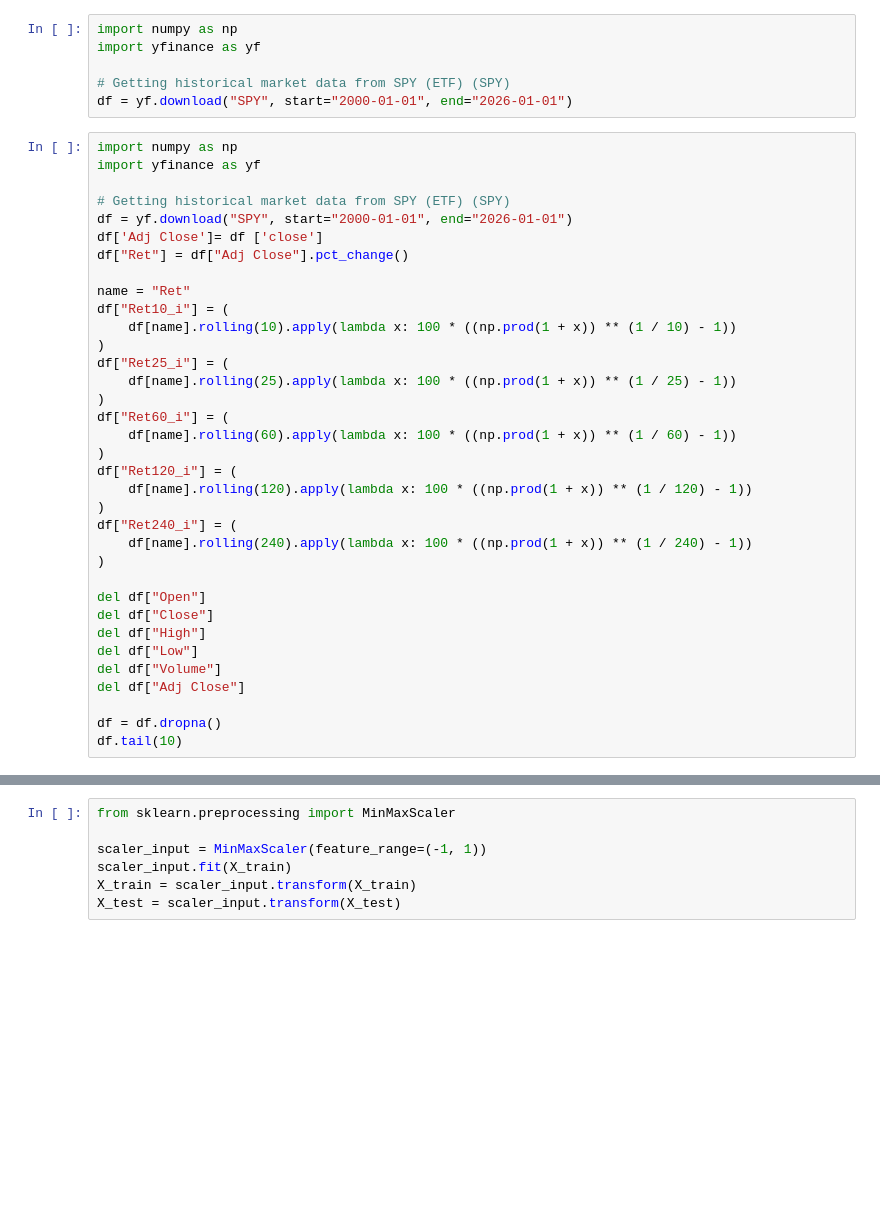
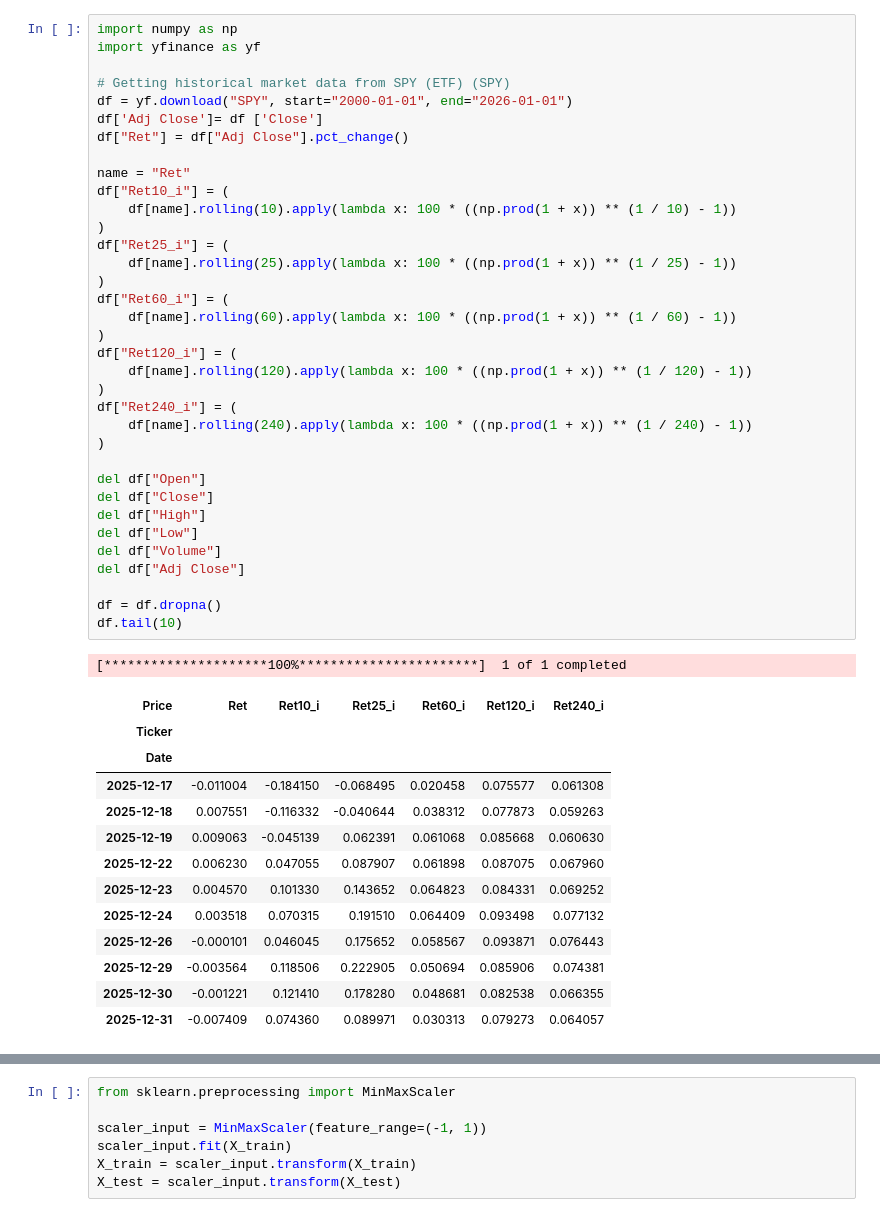
Before and after one commit to Giaco237/spy-logistic-regression-classification, a Jupyter notebook: spy_classification.ipynb, the cells around one changed output, grey strips where cells are left out. Cells and saved outputs as stored; diff of their text form; blank space fills up the shorter version.

```diff
--- a/spy_classification.ipynb
+++ b/spy_classification.ipynb
@@ -16,44 +14,53 @@ This repository contains a personal implementation of a binary classification wo
-# %%
-import numpy as np
-import yfinance as yf
-
-# Getting historical market data from SPY (ETF) (SPY)
-df = yf.download("SPY", start="2000-01-01", end="2026-01-01")
 # %%
 import numpy as np
 import yfinance as yf
 
 # Getting historical market data from SPY (ETF) (SPY)
 df = yf.download("SPY", start="2000-01-01", end="2026-01-01")
-df['Adj Close']= df ['close']
+df['Adj Close']= df ['Close']
 df["Ret"] = df["Adj Close"].pct_change()
 
 name = "Ret"
 df["Ret10_i"] = (
     df[name].rolling(10).apply(lambda x: 100 * ((np.prod(1 + x)) ** (1 / 10) - 1))
 )
 df["Ret25_i"] = (
     df[name].rolling(25).apply(lambda x: 100 * ((np.prod(1 + x)) ** (1 / 25) - 1))
 )
 df["Ret60_i"] = (
     df[name].rolling(60).apply(lambda x: 100 * ((np.prod(1 + x)) ** (1 / 60) - 1))
 )
 df["Ret120_i"] = (
     df[name].rolling(120).apply(lambda x: 100 * ((np.prod(1 + x)) ** (1 / 120) - 1))
 )
 df["Ret240_i"] = (
     df[name].rolling(240).apply(lambda x: 100 * ((np.prod(1 + x)) ** (1 / 240) - 1))
 )
 
 del df["Open"]
 del df["Close"]
 del df["High"]
 del df["Low"]
 del df["Volume"]
 del df["Adj Close"]
 
 df = df.dropna()
 df.tail(10)
+# %% [output]
+[*********************100%***********************]  1 of 1 completed
+| Price | Ret | Ret10_i | Ret25_i | Ret60_i | Ret120_i | Ret240_i |
+| Ticker |  |  |  |  |  |  |
+| Date |  |  |  |  |  |  |
+| 2025-12-17 | -0.011004 | -0.184150 | -0.068495 | 0.020458 | 0.075577 | 0.061308 |
+| 2025-12-18 | 0.007551 | -0.116332 | -0.040644 | 0.038312 | 0.077873 | 0.059263 |
+| 2025-12-19 | 0.009063 | -0.045139 | 0.062391 | 0.061068 | 0.085668 | 0.060630 |
+| 2025-12-22 | 0.006230 | 0.047055 | 0.087907 | 0.061898 | 0.087075 | 0.067960 |
+| 2025-12-23 | 0.004570 | 0.101330 | 0.143652 | 0.064823 | 0.084331 | 0.069252 |
+| 2025-12-24 | 0.003518 | 0.070315 | 0.191510 | 0.064409 | 0.093498 | 0.077132 |
+| 2025-12-26 | -0.000101 | 0.046045 | 0.175652 | 0.058567 | 0.093871 | 0.076443 |
+| 2025-12-29 | -0.003564 | 0.118506 | 0.222905 | 0.050694 | 0.085906 | 0.074381 |
+| 2025-12-30 | -0.001221 | 0.121410 | 0.178280 | 0.048681 | 0.082538 | 0.066355 |
+| 2025-12-31 | -0.007409 | 0.074360 | 0.089971 | 0.030313 | 0.079273 | 0.064057 |
 # %%
 df["Ret25"] = df["Ret25_i"].shift(-25)
 df = df.dropna()
```
Also changed, not shown: parts of 10 cells of this notebook.
